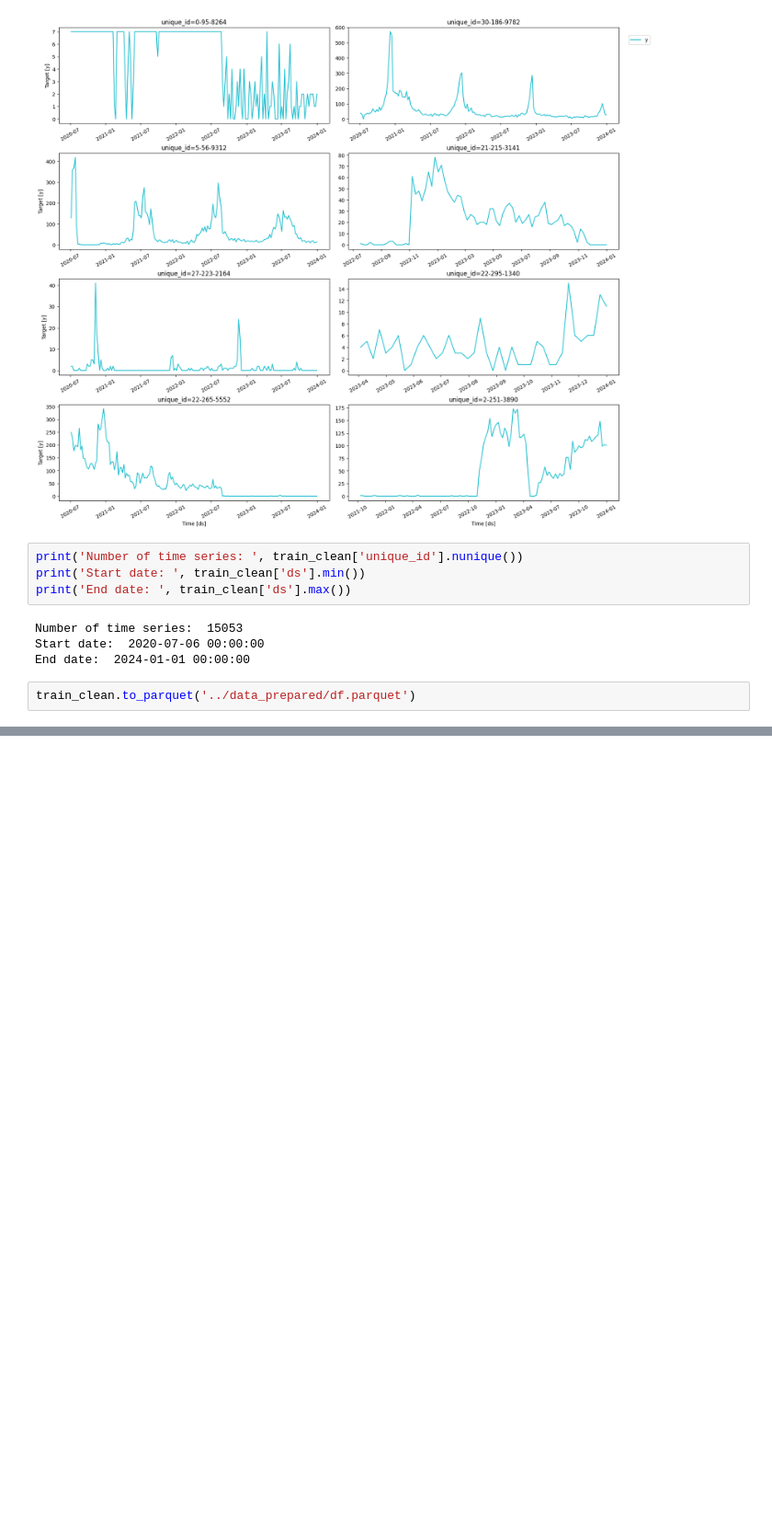
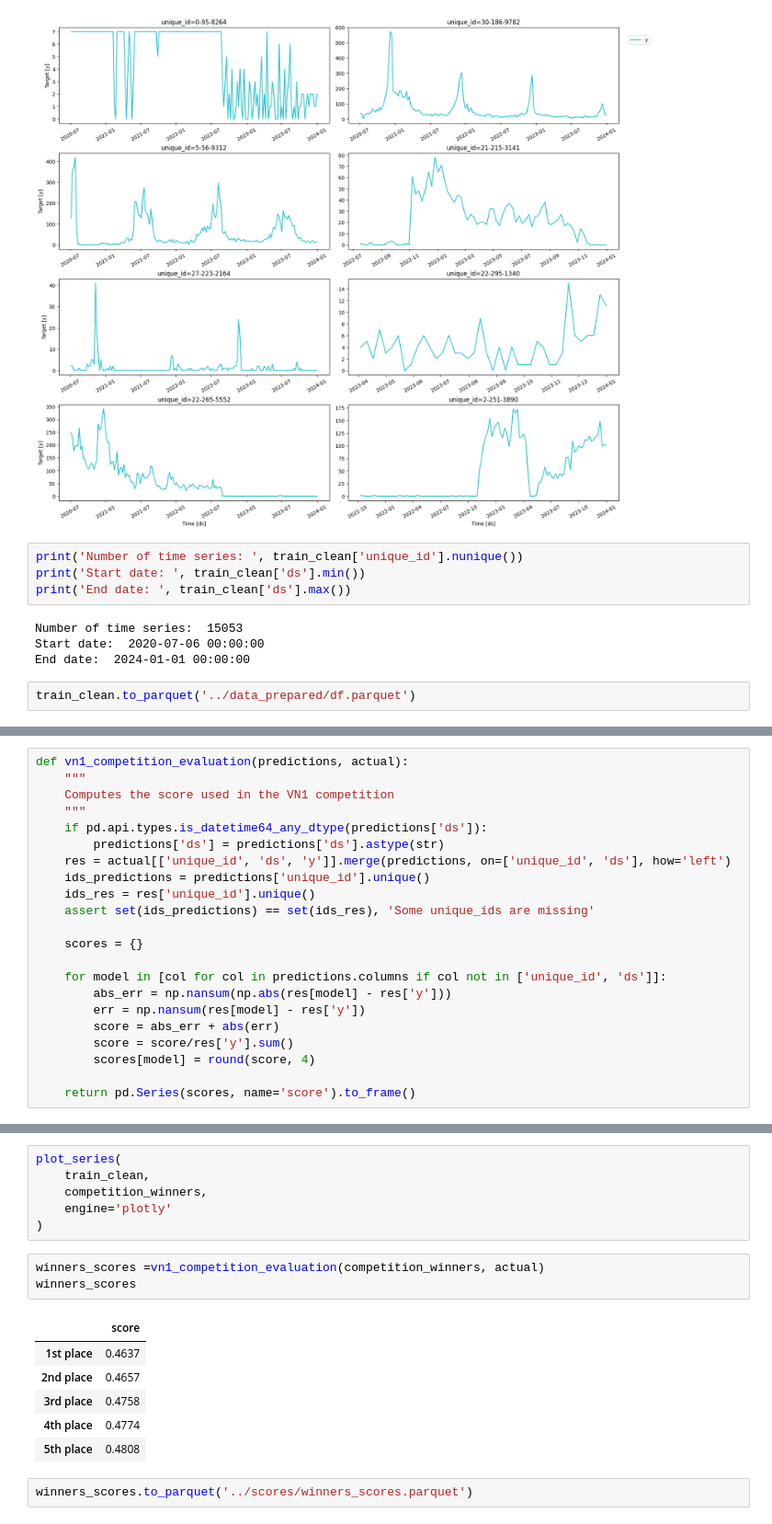
Before and after one commit to MMenchero/modern_forecasting_course, a Jupyter notebook: nbs/01_data_prep.ipynb, the cells around one changed output, grey strips where cells are left out. Shown at 92% size. Saved outputs shown, nothing was run; the diff lists cells and outputs as text; blank space fills up the shorter version.

```diff
--- a/nbs/01_data_prep.ipynb
+++ b/nbs/01_data_prep.ipynb
@@ -110,0 +122,22 @@ train_clean.to_parquet('../data_prepared/df.parquet')
+# %%
+def vn1_competition_evaluation(predictions, actual):
+    """
+    Computes the score used in the VN1 competition
+    """
+    if pd.api.types.is_datetime64_any_dtype(predictions['ds']):
+        predictions['ds'] = predictions['ds'].astype(str)
+    res = actual[['unique_id', 'ds', 'y']].merge(predictions, on=['unique_id', 'ds'], how='left')
+    ids_predictions = predictions['unique_id'].unique()
+    ids_res = res['unique_id'].unique()
+    assert set(ids_predictions) == set(ids_res), 'Some unique_ids are missing'
+
+    scores = {}
+
+    for model in [col for col in predictions.columns if col not in ['unique_id', 'ds']]:
+        abs_err = np.nansum(np.abs(res[model] - res['y']))
+        err = np.nansum(res[model] - res['y'])
+        score = abs_err + abs(err)
+        score = score/res['y'].sum()
+        scores[model] = round(score, 4)
+
+    return pd.Series(scores, name='score').to_frame()
@@ -110,0 +168,18 @@ train_clean.to_parquet('../data_prepared/df.parquet')
+# %%
+plot_series(
+    train_clean,
+    competition_winners,
+    engine='plotly'
+)
+# %%
+winners_scores =vn1_competition_evaluation(competition_winners, actual)
+winners_scores
+# %% [output]
+|  | score |
+| 1st place | 0.4637 |
+| 2nd place | 0.4657 |
+| 3rd place | 0.4758 |
+| 4th place | 0.4774 |
+| 5th place | 0.4808 |
+# %%
+winners_scores.to_parquet('../scores/winners_scores.parquet')
```
Also changed, not shown: parts of 6 cells of this notebook.
